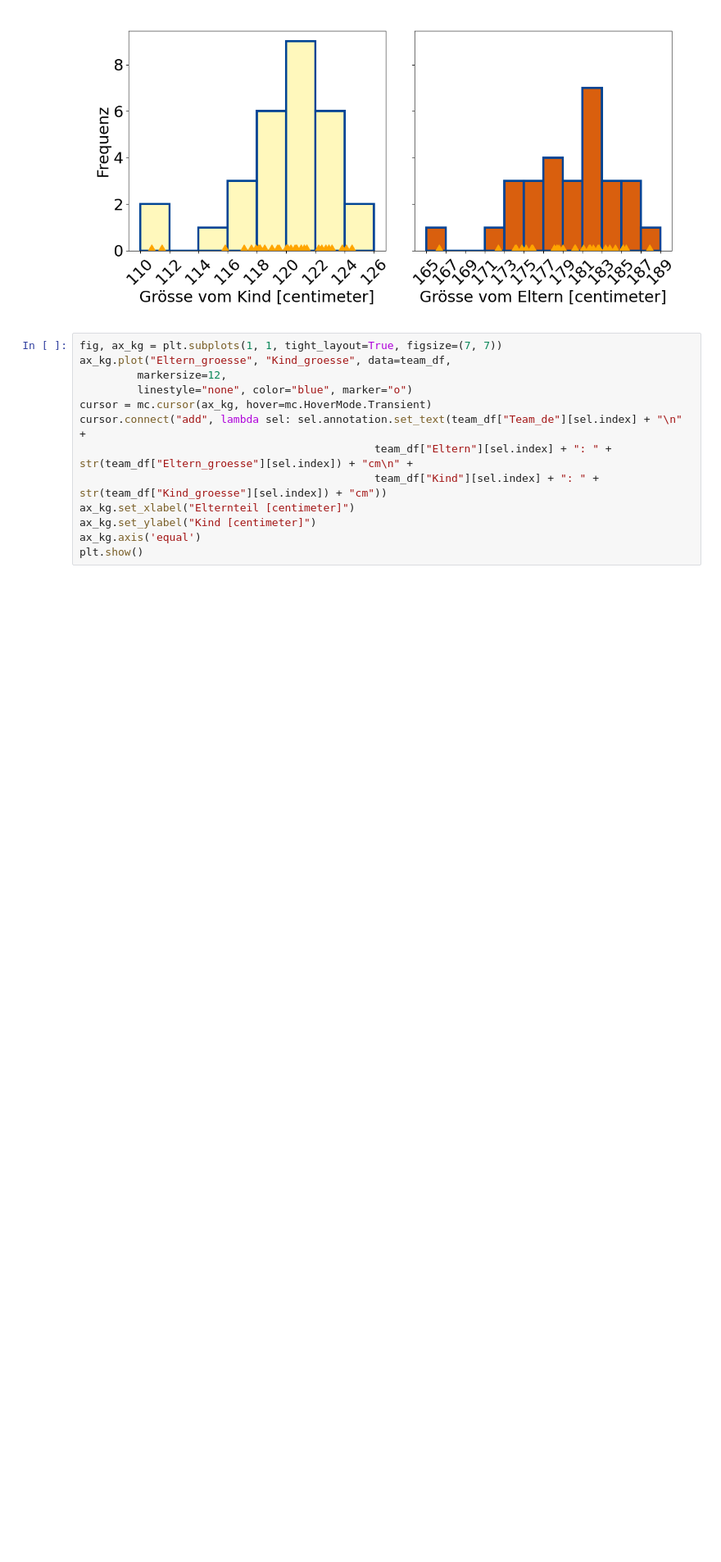
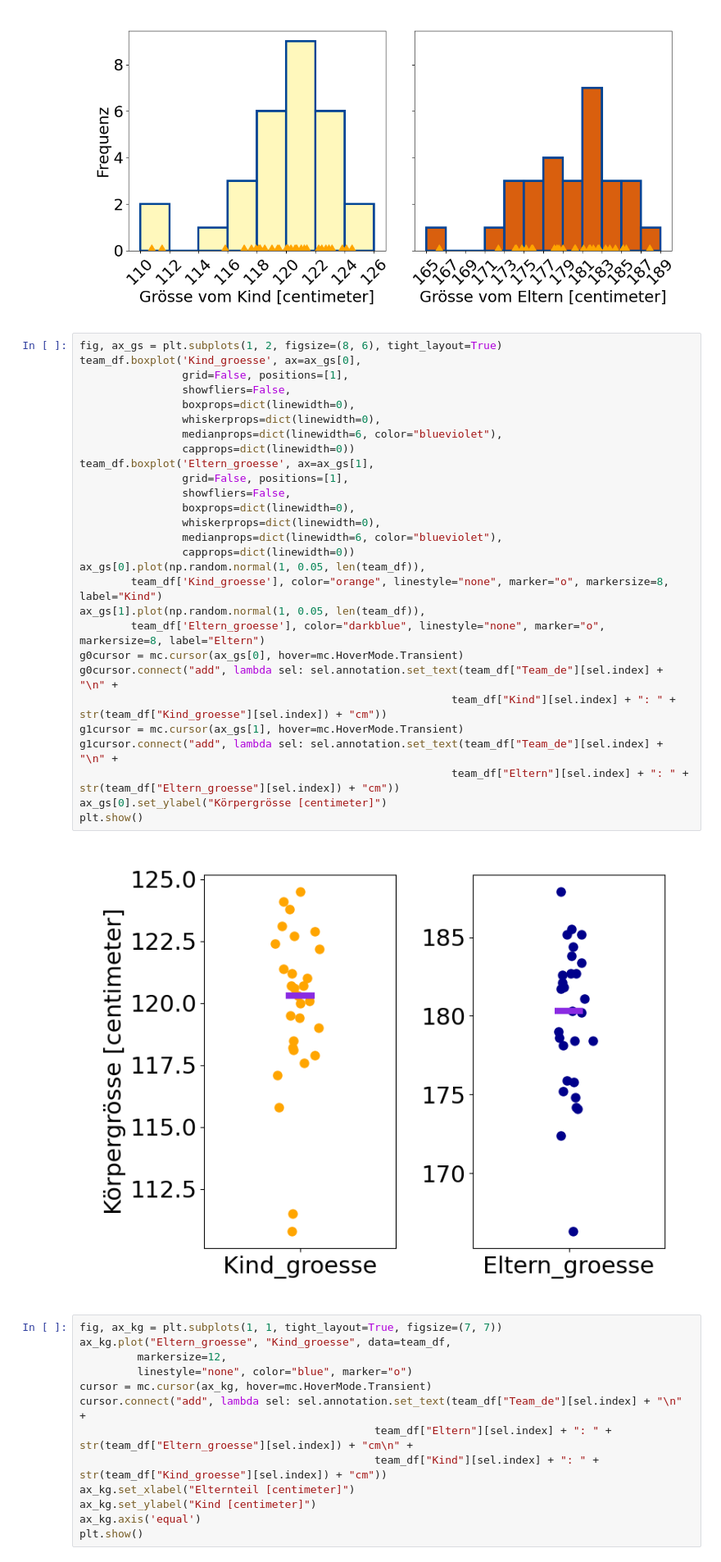
Before and after one commit to bedapub/2025-10-Zukunftstag-simulation, a Jupyter notebook: 2025-10-Zukunftstag-simulation.ipynb, the cells around one changed output. Shown at 82% size. Saved outputs shown, nothing was run; the diff lists cells and outputs as text; blank space fills up the shorter version.

Commit message:
use boxplot already earlier

```diff
--- a/2025-10-Zukunftstag-simulation.ipynb
+++ b/2025-10-Zukunftstag-simulation.ipynb
@@ -154,6 +155,36 @@ axs[1].set(xlabel="Grösse vom Eltern [centimeter]")
 # %% [output]
 [Text(0.5, 0, 'Grösse vom Eltern [centimeter]')]
 [figure]
+# %%
+fig, ax_gs = plt.subplots(1, 2, figsize=(8, 6), tight_layout=True)
+team_df.boxplot('Kind_groesse', ax=ax_gs[0],
+                grid=False, positions=[1],
+                showfliers=False,
+                boxprops=dict(linewidth=0),
+                whiskerprops=dict(linewidth=0),
+                medianprops=dict(linewidth=6, color="blueviolet"),
+                capprops=dict(linewidth=0))
+team_df.boxplot('Eltern_groesse', ax=ax_gs[1],
+                grid=False, positions=[1],
+                showfliers=False,
+                boxprops=dict(linewidth=0),
+                whiskerprops=dict(linewidth=0),
+                medianprops=dict(linewidth=6, color="blueviolet"),
+                capprops=dict(linewidth=0))
+ax_gs[0].plot(np.random.normal(1, 0.05, len(team_df)),
+        team_df['Kind_groesse'], color="orange", linestyle="none", marker="o", markersize=8, label="Kind")
+ax_gs[1].plot(np.random.normal(1, 0.05, len(team_df)),
+        team_df['Eltern_groesse'], color="darkblue", linestyle="none", marker="o", markersize=8, label="Eltern")
+g0cursor = mc.cursor(ax_gs[0], hover=mc.HoverMode.Transient)
+g0cursor.connect("add", lambda sel: sel.annotation.set_text(team_df["Team_de"][sel.index] + "\n" +
+                                                          team_df["Kind"][sel.index] + ": " + str(team_df["Kind_groesse"][sel.index]) + "cm"))
+g1cursor = mc.cursor(ax_gs[1], hover=mc.HoverMode.Transient)
+g1cursor.connect("add", lambda sel: sel.annotation.set_text(team_df["Team_de"][sel.index] + "\n" +
+                                                          team_df["Eltern"][sel.index] + ": " + str(team_df["Eltern_groesse"][sel.index]) + "cm"))
+ax_gs[0].set_ylabel("Körpergrösse [centimeter]")
+plt.show()
+# %% [output]
+[figure, added]
 # %%
 fig, ax_kg = plt.subplots(1, 1, tight_layout=True, figsize=(7, 7))
 ax_kg.plot("Eltern_groesse", "Kind_groesse", data=team_df,
```
Also changed, not shown: parts of 2 cells of this notebook.
